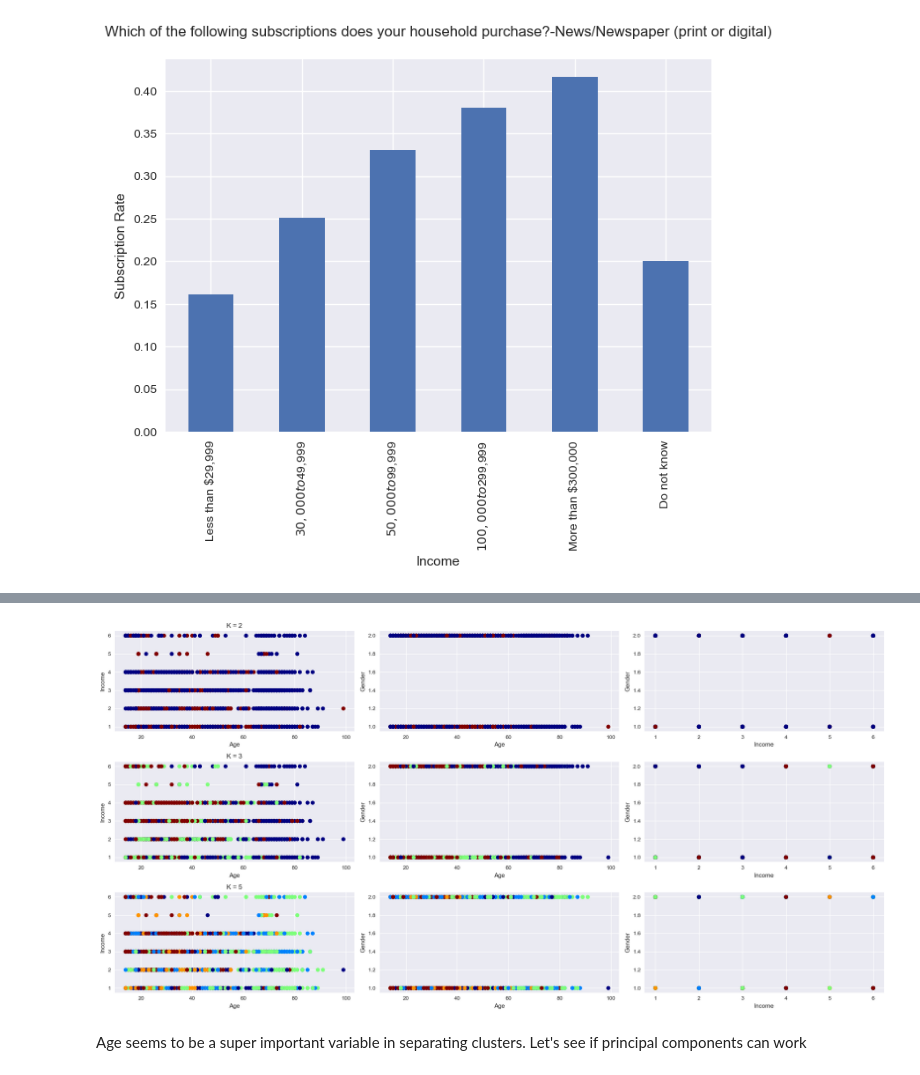
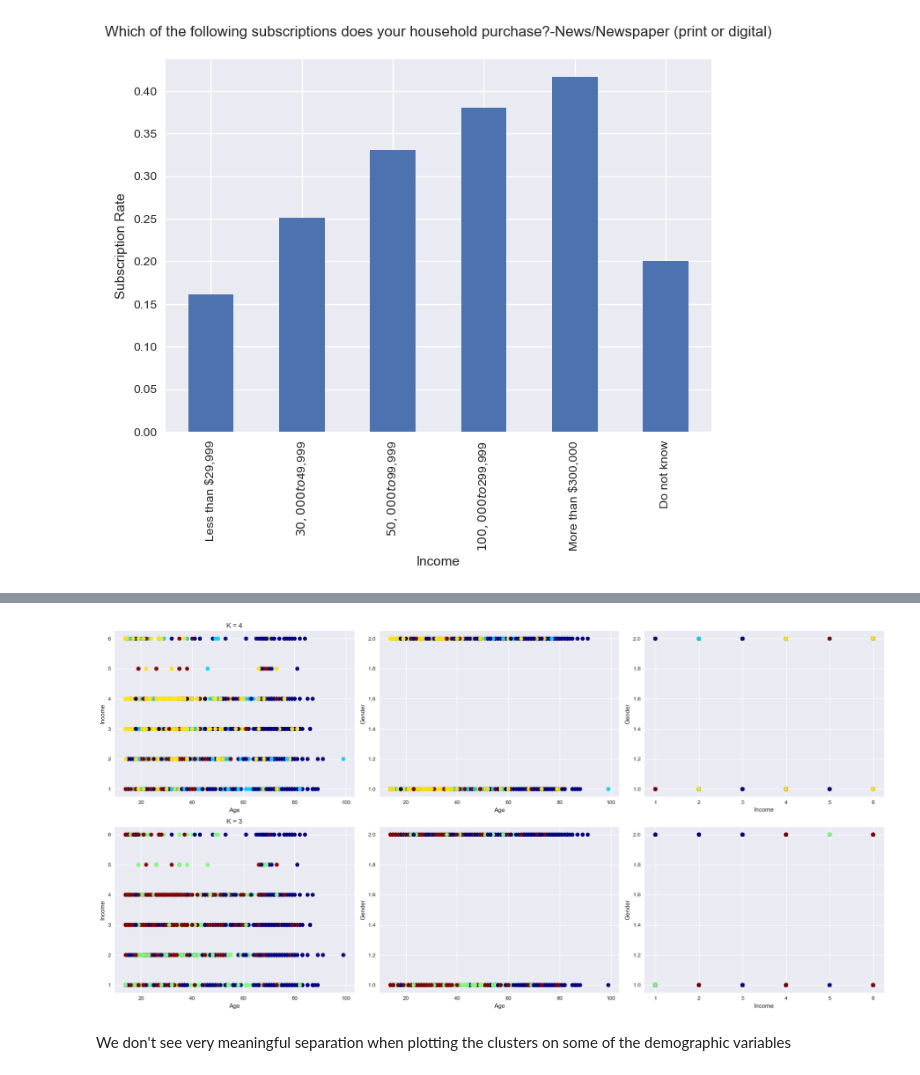
Before and after one commit to abhilashbiswas/customer_segmentation_for_news_outlet, a Jupyter notebook: eda.ipynb, the cells around one changed output, grey strips where cells are left out. Cells and saved outputs as stored; diff of their text form; code cells hidden in the pictures.

Commit message:
new models and graphs

```diff
--- a/eda.ipynb
+++ b/eda.ipynb
@@ -10,8 +10,6 @@ plt.style.use('seaborn')
 # %%
 df = pd.read_csv('cleaned_data/dds11.csv')
 # %%
-df = pd.read_csv('cleaned_data/dds11.csv')
-
 # Make Categorical Variables
 df['age_range'] = pd.Categorical(df['age_range'],
                                  categories=['14-19', '20-26', '27-33',
@@ -270,0 +252,21 @@ True
+# %%
+# Make elbow plot to choose K
+
+X = df[clustering_vars]
+
+# Define the range of K values to test
+K_range = range(1, 11)
+
+# Run the K-means algorithm for each value of K
+WSS = []
+for k in K_range:
+    kmeans = KMeans(n_clusters=k)
+    kmeans.fit(X)
+    WSS.append(kmeans.inertia_)
+
+# Plot the elbow plot
+plt.plot(K_range, WSS, 'bx-')
+plt.xlabel('Number of clusters (K)')
+plt.ylabel('Total within-cluster sum of squares (WSS)')
+plt.title('Elbow plot for K-means clustering')
+plt.show()
@@ -272,60 +276,40 @@ True
 from sklearn.cluster import KMeans
 from sklearn.preprocessing import OneHotEncoder
 
-# # One-hot encode categorical feature variables
-# encoder = OneHotEncoder()
-# X = encoder.fit_transform(df[feature_vars])
-
 # Perform k-means clustering
-k_values = [2, 3, 5]
+k_values = [4, 3]
 
 # create a figure with subplots
 fig, axes = plt.subplots(len(k_values), len(demographic_vars), figsize=(20, 10))
 
 
 # Iterate over each K-means value and create a scatter plot for age vs. income, age vs. gender, and income vs. gender
 for i, k in enumerate(k_values):
 
     kmeans = KMeans(n_clusters=k, random_state=42)
     kmeans.fit(df[clustering_vars])
     labels = kmeans.labels_
-
-
 
     # Create scatter plots for age vs. income, age vs. gender, and income vs. gender on this row
     axes[i, 0].scatter(df.age, df.income, c=labels, cmap='jet')
     axes[i, 0].set_title(f'K = {k}')
     axes[i, 0].set_xlabel('Age')
     axes[i, 0].set_ylabel('Income')
 
     axes[i, 1].scatter(df.age, df.gender, c=labels, cmap='jet')
     axes[i, 1].set_xlabel('Age')
     axes[i, 1].set_ylabel('Gender')
 
     axes[i, 2].scatter(df.income, df.gender, c=labels, cmap='jet')
     axes[i, 2].set_xlabel('Income')
     axes[i, 2].set_ylabel('Gender')
 
 plt.tight_layout()
 plt.show()
-
-
-# NEED TO MODIFY
-# Rethink what vars to cluster on (should include demographics probably, maybe one with just spending behaviors)
-# Need to one hot encode/map in such a way that text which indicate higher spending inclination should have similar higher numbers associated
-# Make 3 plots:
-    # age vs income, c = label
-    # income vs gener
-    # age vs gender
-# Now see if there are clusters forming
-
-# can also run a classification model, which uses all feature to classify/predict willing_to_pay_no_ads and see what variables are important and if those can be used for market segmentation
-
-# These 2 analyses (supervised and unsupervised) with tons of EDA should suffice for report.
 # %% [output]
-[figure, old version]
+[figure, new version]
-# %% [markdown]
-Age seems to be a super important variable in separating clusters. Let's see if principal components can work
+# %% [markdown]
+We don't see very meaningful separation when plotting the clusters on some of the demographic variables
 # %%
 # Do the same as before, but plot against principal components
 from sklearn.decomposition import PCA
```
Also changed, not shown: parts of 31 cells of this notebook.
